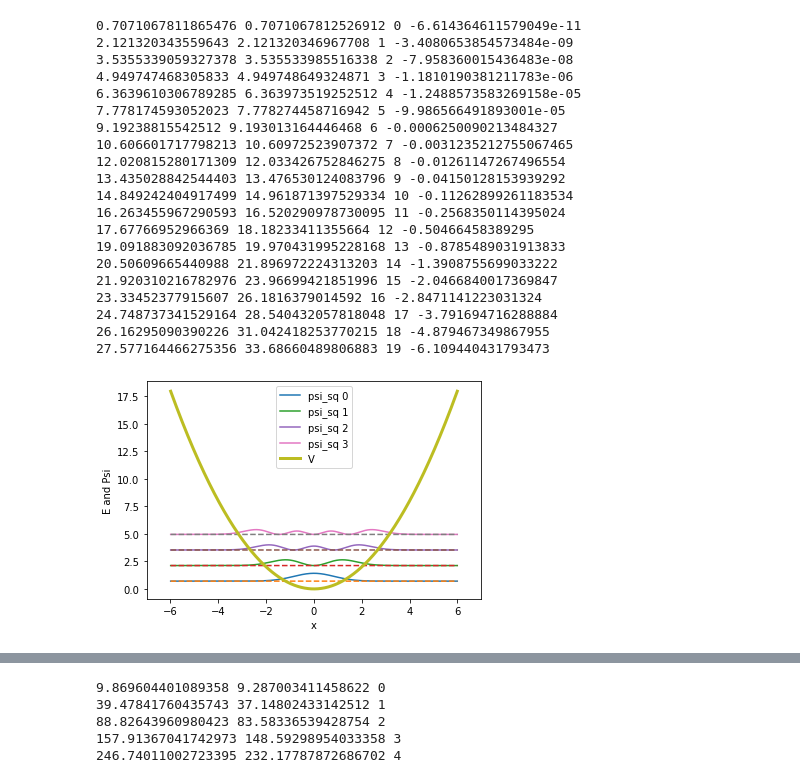
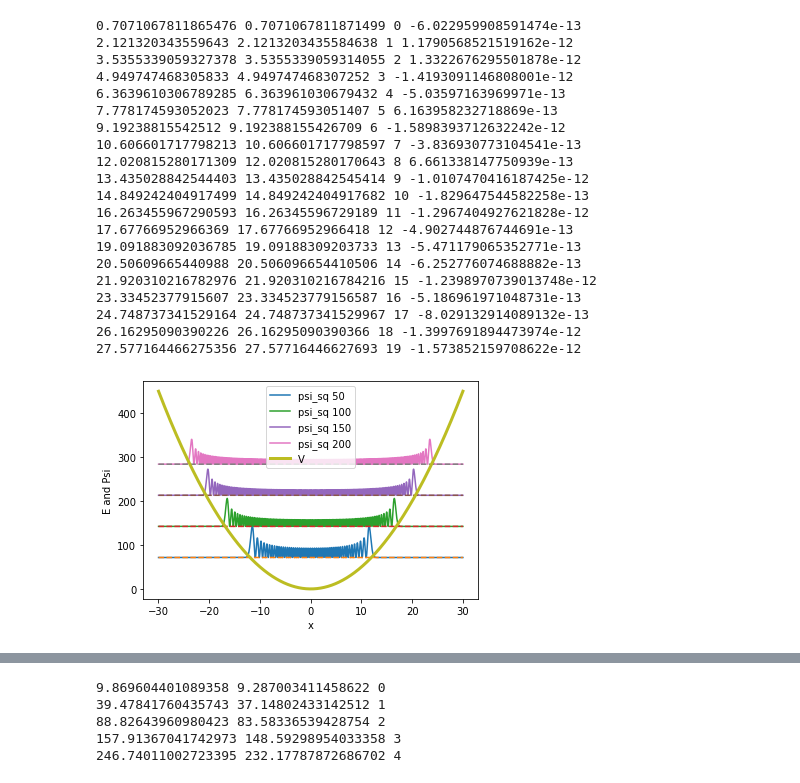
Before and after one commit to vijay13101996/PISC, a Jupyter notebook: Programs_Lars/old/old_useful/OTOC_1D_DVR.ipynb, the cells around one changed output, grey strips where cells are left out. Saved outputs shown, nothing was run; the diff lists cells and outputs as text; code cells hidden in the pictures.

```diff
--- a/Programs_Lars/old/old_useful/OTOC_1D_DVR.ipynb
+++ b/Programs_Lars/old/old_useful/OTOC_1D_DVR.ipynb
@@ -77,48 +77,54 @@ def x_nm_know_wavefkt(n,m):#we assume domain given by 0,1
     return I
 # %%
 ###Checked: Harmonic Oscillator
-if(False):
+if(True):
+    hbar=1 #like in OTOC paper
+    m=1/2 #like in OTOC paper
+    spring=1
+    grid = np.linspace(-30,30,3000,endpoint=False)[1:] #in principle: gridspacing one to 5 grid points per de broglie wavelength and where one expects wavefkt to still be
+    H=pot(grid=grid, potential=lambda x : pot_harm_osz(x=x,k=spring,x0=0))+kin_inf(grid=grid,hbar=hbar,m=m)
+    w,v = LA.eigh(H)
     for k in range(20):
         E=hbar *np.sqrt(spring/m)*(k+0.5)
         print(E,w[k],k, E-w[k])
 ###plot wavefkt
-if(False):
+if(True):
     N=len(grid)
     HO_pot = np.zeros(N)
     for k in range(N):
         HO_pot[k]= pot_harm_osz(grid[k],k=spring,x0=0)
-    for n in range(4):
+    for n in (50,100,150,200):
         #plt.plot(grid,v[:,n]*10+w[n], label = "psi %i" % n)#*10 s.t visible (b.c. it is normalized anyways)
-        plt.plot(grid,v[:,n]**2 *200+w[n], label = "psi_sq %i" % n)#*10 s.t visible (b.c. it is normalized anyways)
-        plt.plot(grid,np.zeros_like(v[:,n])*10+w[n],'--')#*10 s.t visible (b.c. it is normalized anyways)
+        plt.plot(grid,v[:,n]**2 *20000+w[n], label = "psi_sq %i" % n)#*10 s.t visible (b.c. it is normalized anyways)
+        plt.plot(grid,np.zeros_like(v[:,n])+w[n],'--')
     plt.plot(grid,HO_pot,label= "V",linewidth=3 )
     plt.ylabel('E and Psi')
     plt.xlabel('x')
     #plt.ylim([0,w[9]])
-    plt.xlim([-7,7])
+    #plt.xlim([-7,7])
     plt.legend()
     plt.show()
 # %% [output]
-0.7071067811865476 0.7071067812526912 0 -6.614364611579049e-11
-2.121320343559643 2.121320346967708 1 -3.4080653854573484e-09
-3.5355339059327378 3.535533985516338 2 -7.958360015436483e-08
-4.949747468305833 4.949748649324871 3 -1.1810190381211783e-06
-6.3639610306789285 6.363973519252512 4 -1.2488573583269158e-05
-7.778174593052023 7.778274458716942 5 -9.986566491893001e-05
-9.19238815542512 9.193013164446468 6 -0.0006250090213484327
-10.606601717798213 10.60972523907372 7 -0.0031235212755067465
-12.020815280171309 12.033426752846275 8 -0.01261147267496554
-13.435028842544403 13.476530124083796 9 -0.04150128153939292
-14.849242404917499 14.961871397529334 10 -0.11262899261183534
-16.263455967290593 16.520290978730095 11 -0.2568350114395024
-17.67766952966369 18.18233411355664 12 -0.50466458389295
-19.091883092036785 19.970431995228168 13 -0.8785489031913833
-20.50609665440988 21.896972224313203 14 -1.3908755699033222
-21.920310216782976 23.96699421851996 15 -2.0466840017369847
-23.33452377915607 26.1816379014592 16 -2.8471141223031324
-24.748737341529164 28.540432057818048 17 -3.791694716288884
-26.16295090390226 31.042418253770215 18 -4.879467349867955
-27.577164466275356 33.68660489806883 19 -6.109440431793473
+0.7071067811865476 0.7071067811871499 0 -6.022959908591474e-13
+2.121320343559643 2.1213203435584638 1 1.1790568521519162e-12
+3.5355339059327378 3.5355339059314055 2 1.3322676295501878e-12
+4.949747468305833 4.949747468307252 3 -1.4193091146808001e-12
+6.3639610306789285 6.363961030679432 4 -5.03597163969971e-13
+7.778174593052023 7.778174593051407 5 6.163958232718869e-13
+9.19238815542512 9.192388155426709 6 -1.5898393712632242e-12
+10.606601717798213 10.606601717798597 7 -3.836930773104541e-13
+12.020815280171309 12.020815280170643 8 6.661338147750939e-13
+13.435028842544403 13.435028842545414 9 -1.0107470416187425e-12
+14.849242404917499 14.849242404917682 10 -1.829647544582258e-13
+16.263455967290593 16.26345596729189 11 -1.2967404927621828e-12
+17.67766952966369 17.67766952966418 12 -4.902744876744691e-13
+19.091883092036785 19.09188309203733 13 -5.471179065352771e-13
+20.50609665440988 20.506096654410506 14 -6.252776074688882e-13
+21.920310216782976 21.920310216784216 15 -1.2398970739013748e-12
+23.33452377915607 23.334523779156587 16 -5.186961971048731e-13
+24.748737341529164 24.748737341529967 17 -8.029132914089132e-13
+26.16295090390226 26.16295090390366 18 -1.3997691894473974e-12
+27.577164466275356 27.57716446627693 19 -1.573852159708622e-12
-[figure, old version]
+[figure, new version]
 # %%
 ###Checking: Double Well....#strongly dependent on given conditions, plotting is adviced
```
Also changed, not shown: parts of 1 cell of this notebook, 23 other files.
